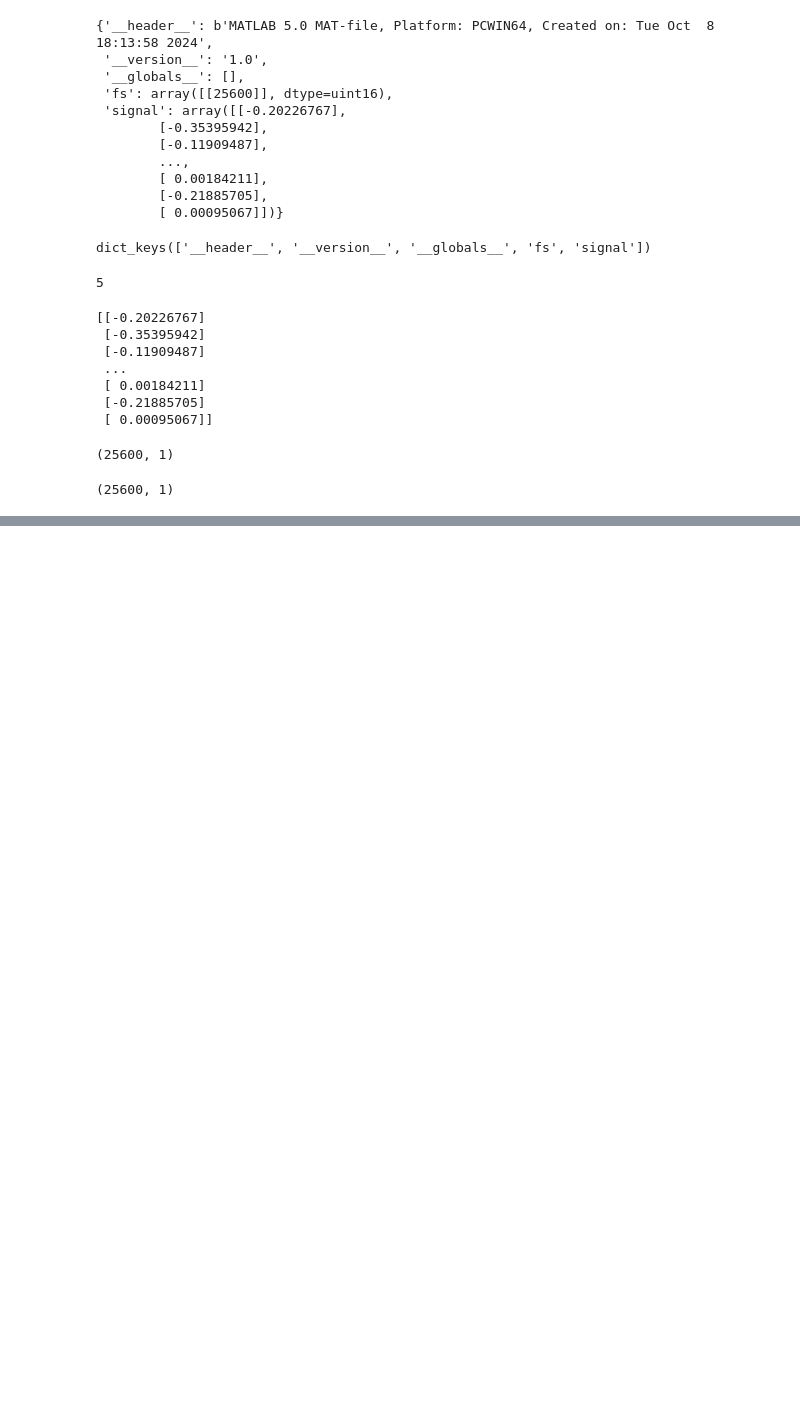
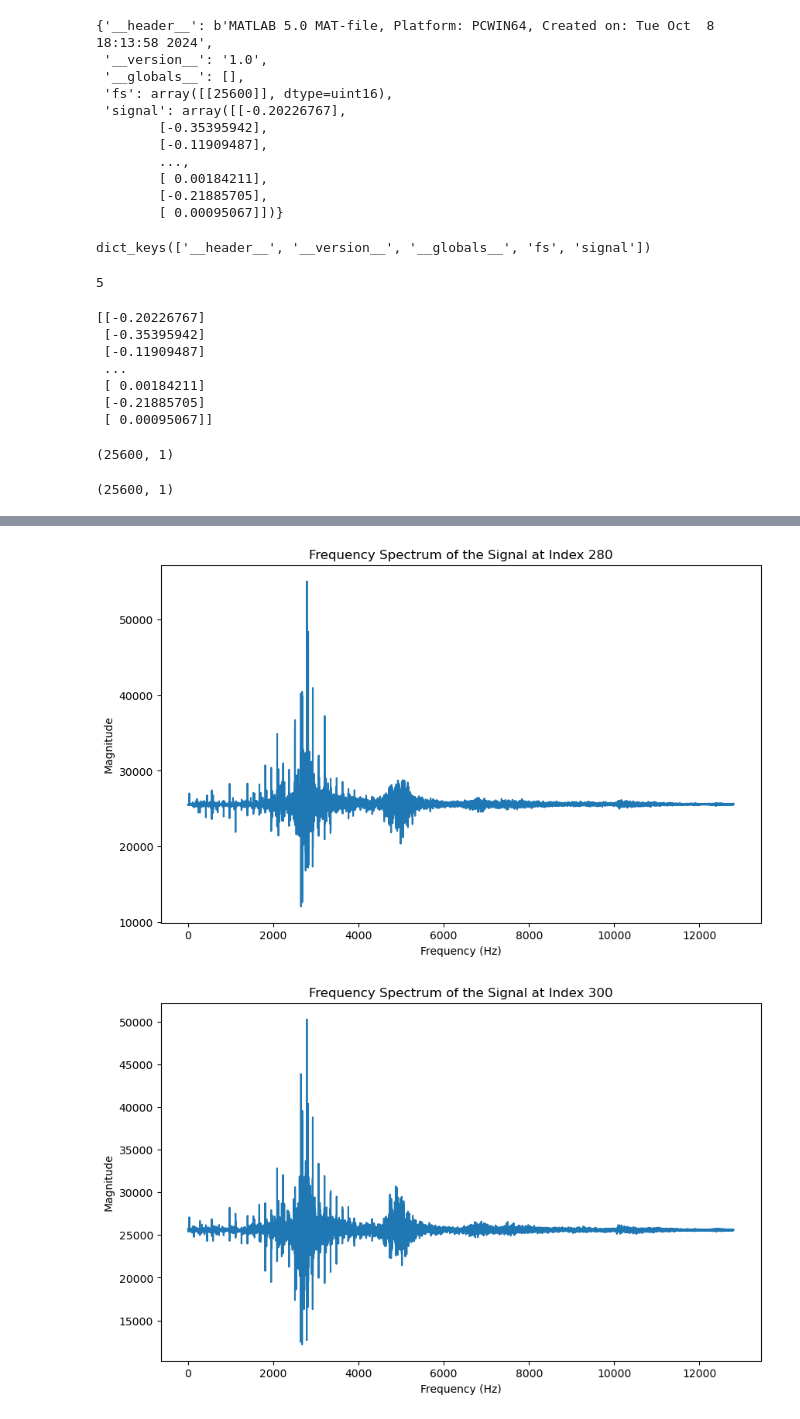
Before and after one commit to sanghyun0714/team901, a Jupyter notebook: yuree_basic.ipynb, the cells around one changed output, grey strips where cells are left out. Saved outputs shown, nothing was run; the diff lists cells and outputs as text; code cells hidden in the pictures; blank space fills up the shorter version.

```diff
--- a/yuree_basic.ipynb
+++ b/yuree_basic.ipynb
@@ -50,0 +212,27 @@ print(signal2_data.shape)
+# %%
+fs = 25600
+# 이상치 인덱스 #0~119, 120~239, 240~359, 360~479
+normal_indices = [280, 300, 310, 330, 357]
+
+# 각 이상치 인덱스에 대해 주파수 스펙트럼을 계산하고 시각화
+for idx in normal_indices:
+
+    signal_data = data1.iloc[idx, :-1].values  # 마지막 열은 'Outlier'이므로 제외
+
+    # 푸리에 변환을 통한 주파수 분석
+    fft_result = np.fft.fft(signal_data)
+    frequencies = np.fft.fftfreq(len(fft_result), 1 / fs)
+
+    # 절대값 취해서 스펙트럼 구하기
+    magnitude = np.abs(fft_result)
+
+    # 주파수 스펙트럼 시각화 (0에서 샘플링 주파수의 절반까지)
+    plt.figure(figsize=(10, 6))
+    plt.plot(frequencies[:len(frequencies) // 2], magnitude[:len(magnitude) // 2])
+    plt.title(f"Frequency Spectrum of the Signal at Index {idx}")
+    plt.xlabel("Frequency (Hz)")
+    plt.ylabel("Magnitude")
+    plt.show()
+# %% [output]
+[figure, added]
+[figure, added]
```
Also changed, not shown: parts of 21 cells of this notebook, 1 other file.
